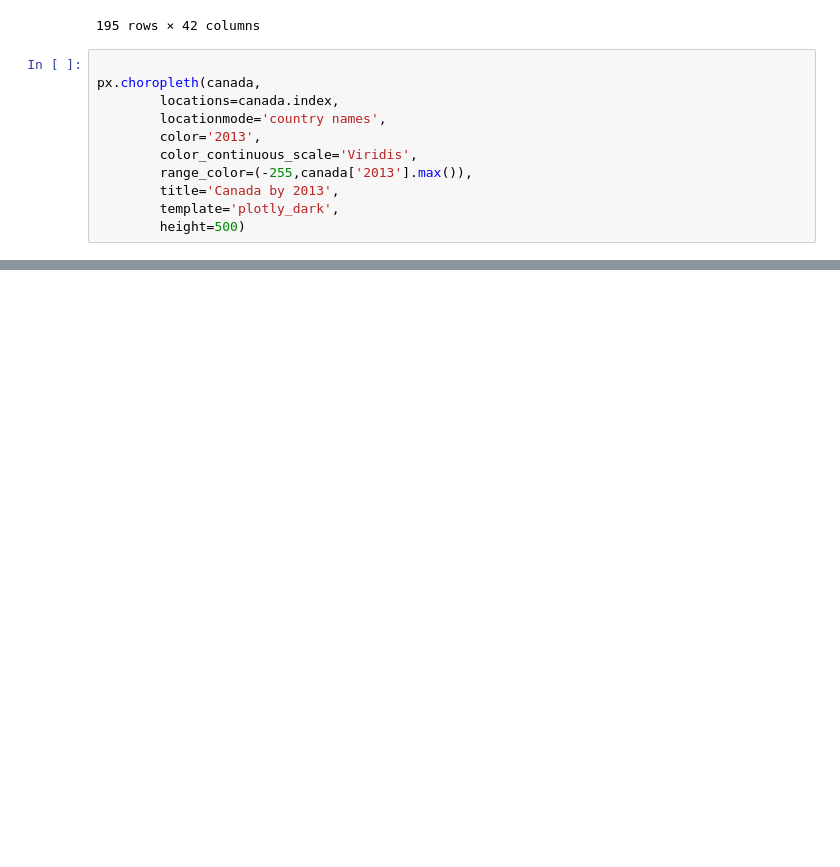
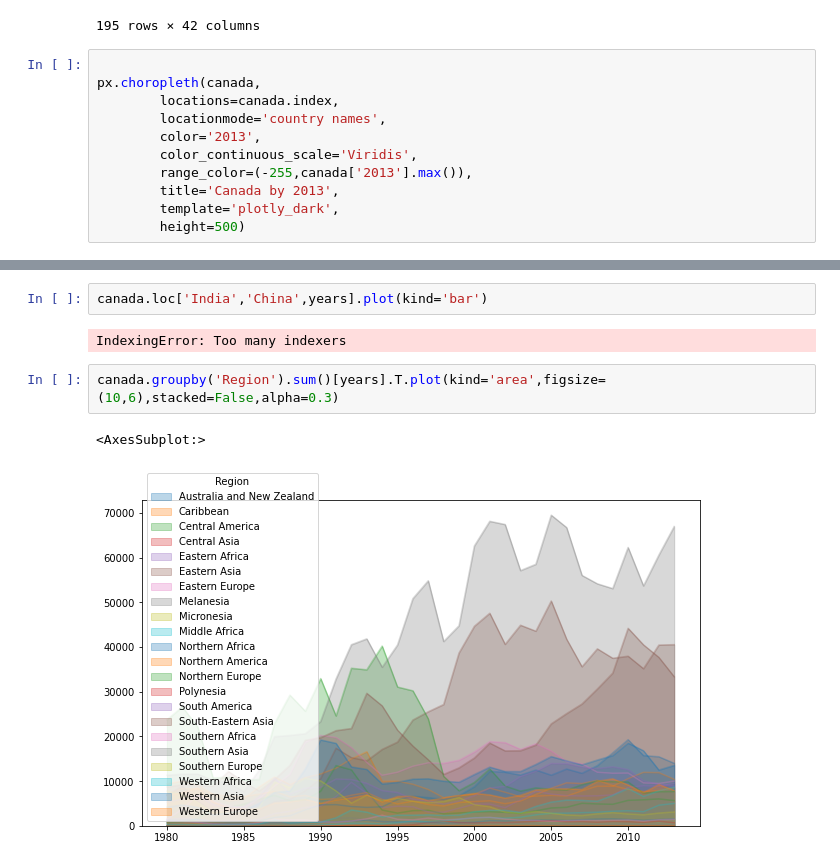
Before and after one commit to Letstry2code/Python-Basic, a Jupyter notebook: Data analysis/analysis.ipynb, the cells around one changed output, grey strips where cells are left out. Saved outputs shown, nothing was run; the diff lists cells and outputs as text; blank space fills up the shorter version.

```diff
--- a/Data analysis/analysis.ipynb
+++ b/Data analysis/analysis.ipynb
@@ -488,0 +268,9 @@ px.choropleth(canada,
+# %%
+canada.loc['India','China',years].plot(kind='bar')
+# %% [output]
+IndexingError: Too many indexers
+# %%
+canada.groupby('Region').sum()[years].T.plot(kind='area',figsize=(10,6),stacked=False,alpha=0.3)
+# %% [output]
+<AxesSubplot:>
+[figure, added]
```
Also changed, not shown: parts of 42 cells of this notebook, 1 other file.
